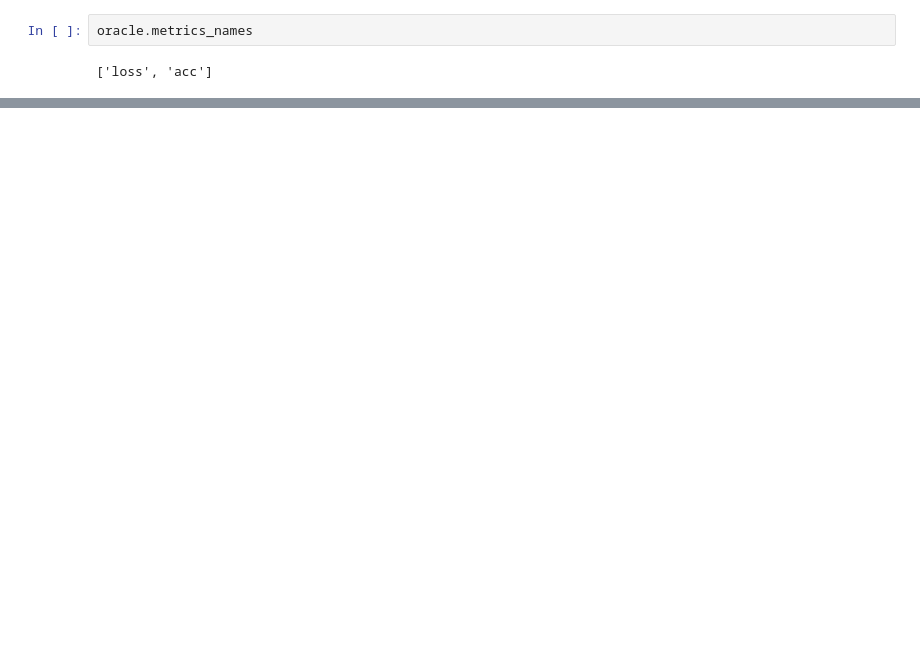
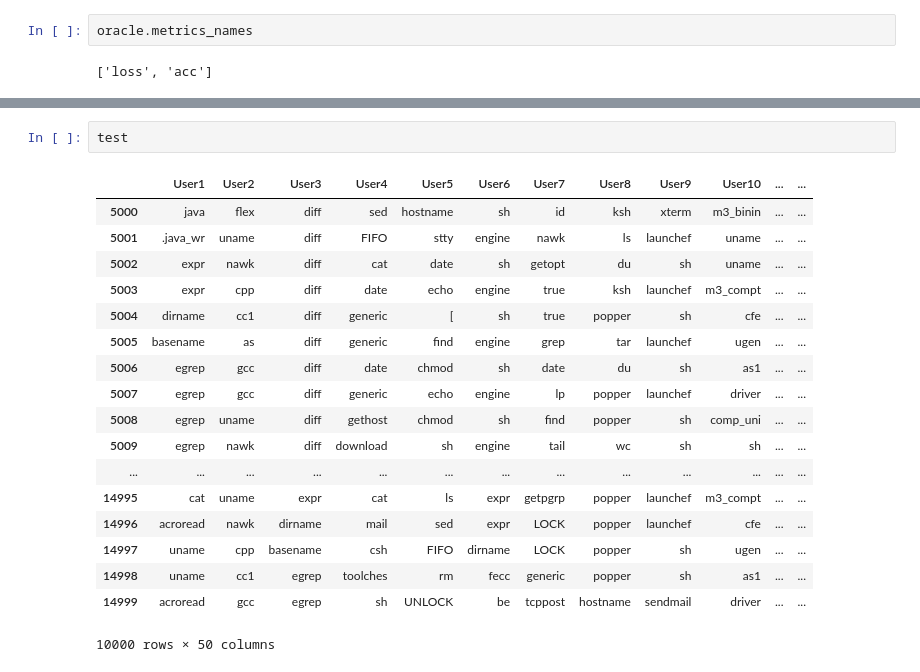
Before and after one commit to sydneyvert/Fooling-our-Neural-Network, a Jupyter notebook: documentation/oracle-model-and-real-data.ipynb, the cells around one changed output, grey strips where cells are left out. Cells and saved outputs as stored; diff of their text form; blank space fills up the shorter version.

```diff
--- a/documentation/oracle-model-and-real-data.ipynb
+++ b/documentation/oracle-model-and-real-data.ipynb
@@ -239,0 +265,21 @@ oracle.metrics_names
+# %%
+test
+# %% [output]
+|  | User1 | User2 | User3 | User4 | User5 | User6 | User7 | User8 | User9 | User10 | ... | ... |
+| 5000 | java | flex | diff | sed | hostname | sh | id | ksh | xterm | m3_binin | ... | ... |
+| 5001 | .java_wr | uname | diff | FIFO | stty | engine | nawk | ls | launchef | uname | ... | ... |
+| 5002 | expr | nawk | diff | cat | date | sh | getopt | du | sh | uname | ... | ... |
+| 5003 | expr | cpp | diff | date | echo | engine | true | ksh | launchef | m3_compt | ... | ... |
+| 5004 | dirname | cc1 | diff | generic | [ | sh | true | popper | sh | cfe | ... | ... |
+| 5005 | basename | as | diff | generic | find | engine | grep | tar | launchef | ugen | ... | ... |
+| 5006 | egrep | gcc | diff | date | chmod | sh | date | du | sh | as1 | ... | ... |
+| 5007 | egrep | gcc | diff | generic | echo | engine | lp | popper | launchef | driver | ... | ... |
+| 5008 | egrep | uname | diff | gethost | chmod | sh | find | popper | sh | comp_uni | ... | ... |
+| 5009 | egrep | nawk | diff | download | sh | engine | tail | wc | sh | sh | ... | ... |
+| ... | ... | ... | ... | ... | ... | ... | ... | ... | ... | ... | ... | ... |
+| 14995 | cat | uname | expr | cat | ls | expr | getpgrp | popper | launchef | m3_compt | ... | ... |
+| 14996 | acroread | nawk | dirname | mail | sed | expr | LOCK | popper | launchef | cfe | ... | ... |
+| 14997 | uname | cpp | basename | csh | FIFO | dirname | LOCK | popper | sh | ugen | ... | ... |
+| 14998 | uname | cc1 | egrep | toolches | rm | fecc | generic | popper | sh | as1 | ... | ... |
+| 14999 | acroread | gcc | egrep | sh | UNLOCK | be | tcppost | hostname | sendmail | driver | ... | ... |
+10000 rows × 50 columns
```
Also changed, not shown: parts of 25 cells of this notebook.
